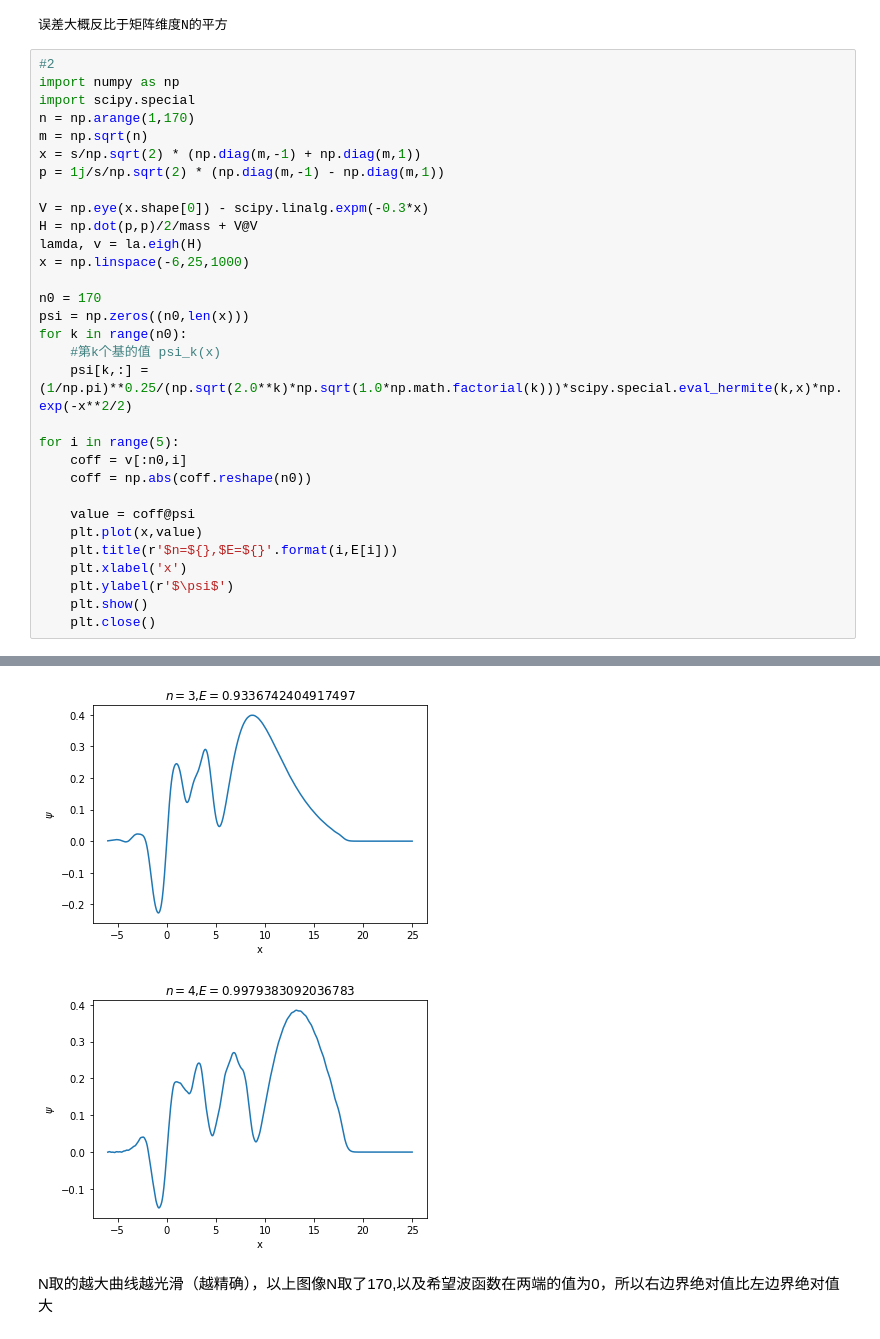
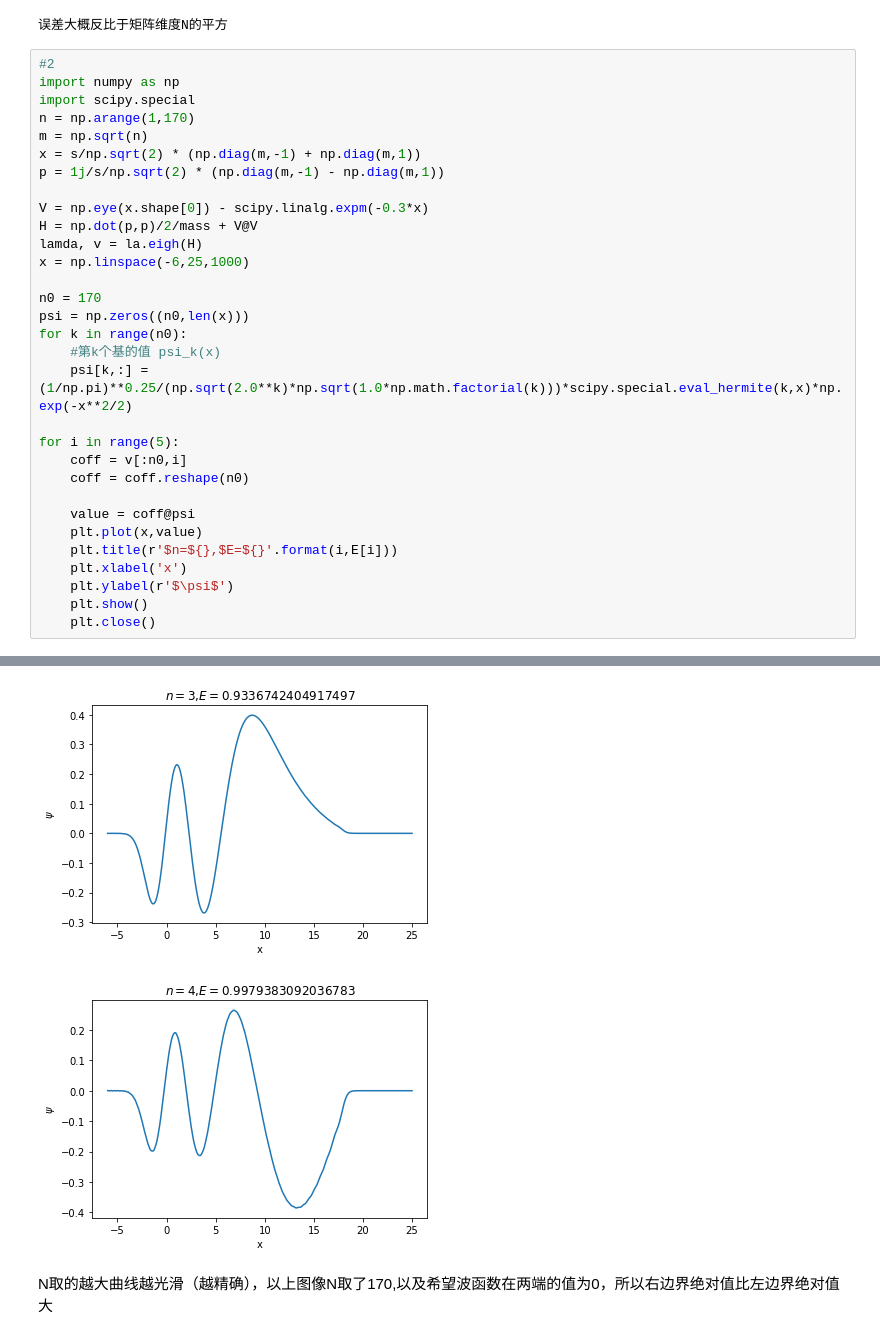
Before and after one commit to Little-old-brother-team/GroupWork, a Jupyter notebook: Week15/Week15.ipynb, the cells around one changed output, grey strips where cells are left out. Saved outputs shown, nothing was run; the diff lists cells and outputs as text.

```diff
--- a/Week15/Week15.ipynb
+++ b/Week15/Week15.ipynb
@@ -246,7 +246,7 @@ for k in range(n0):
 
 for i in range(5):
     coff = v[:n0,i]
-    coff = np.abs(coff.reshape(n0))
+    coff = coff.reshape(n0)
 
     value = coff@psi
     plt.plot(x,value)
@@ -262,5 +262,5 @@ for i in range(5):
-[figure, old version]
+[figure, new version]
-[figure, old version]
+[figure, new version]
 # %% [markdown]
 N取的越大曲线越光滑（越精确），以上图像N取了170,以及希望波函数在两端的值为0，所以右边界绝对值比左边界绝对值大
 # %% [markdown]
```
Also changed, not shown: parts of 3 cells of this notebook.
